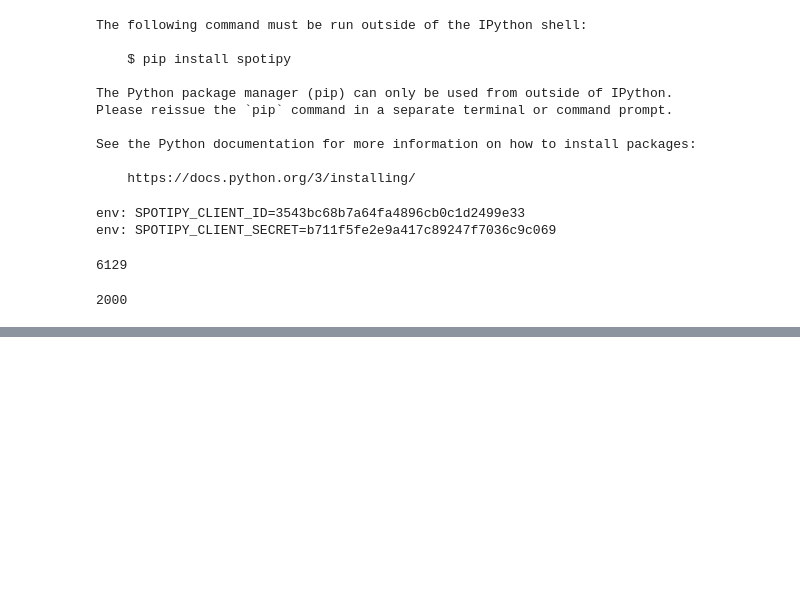
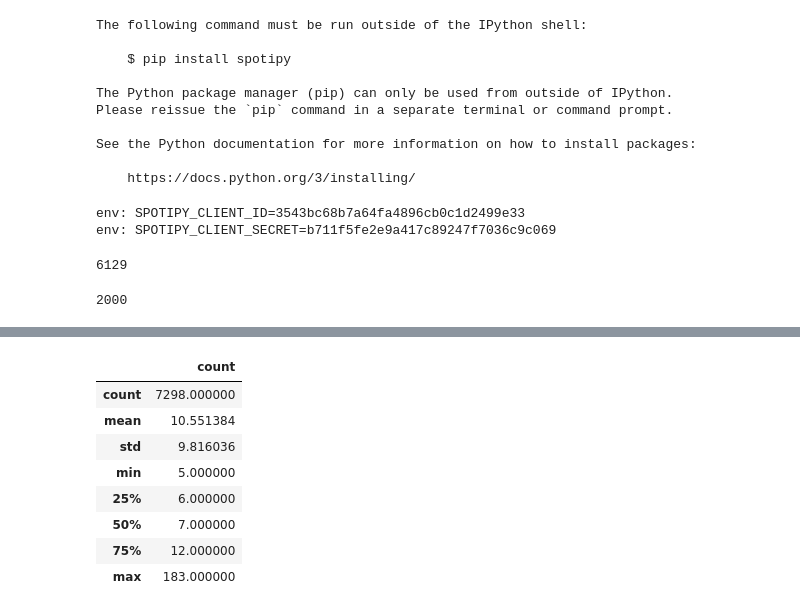
Before and after one commit to kzo2/Info-2950-Final-Project, a Jupyter notebook: datascraping_2019.ipynb, the cells around one changed output, grey strips where cells are left out. Drawn from its saved outputs; the diff is of its cells as text; code cells hidden in the pictures; blank space fills up the shorter version.

```diff
--- a/datascraping_2019.ipynb
+++ b/datascraping_2019.ipynb
@@ -105,0 +132,14 @@ len(tracks)
+# %%
+#useful stats to help us understand frequency of the popular tracks
+#to know when we should cut off our data/if necessary
+df[(df['count']>4) & (df['count']<2000)].describe()
+# %% [output]
+|  | count |
+| count | 7298.000000 |
+| mean | 10.551384 |
+| std | 9.816036 |
+| min | 5.000000 |
+| 25% | 6.000000 |
+| 50% | 7.000000 |
+| 75% | 12.000000 |
+| max | 183.000000 |
```
Also changed, not shown: parts of 9 cells of this notebook, 3 other files.
